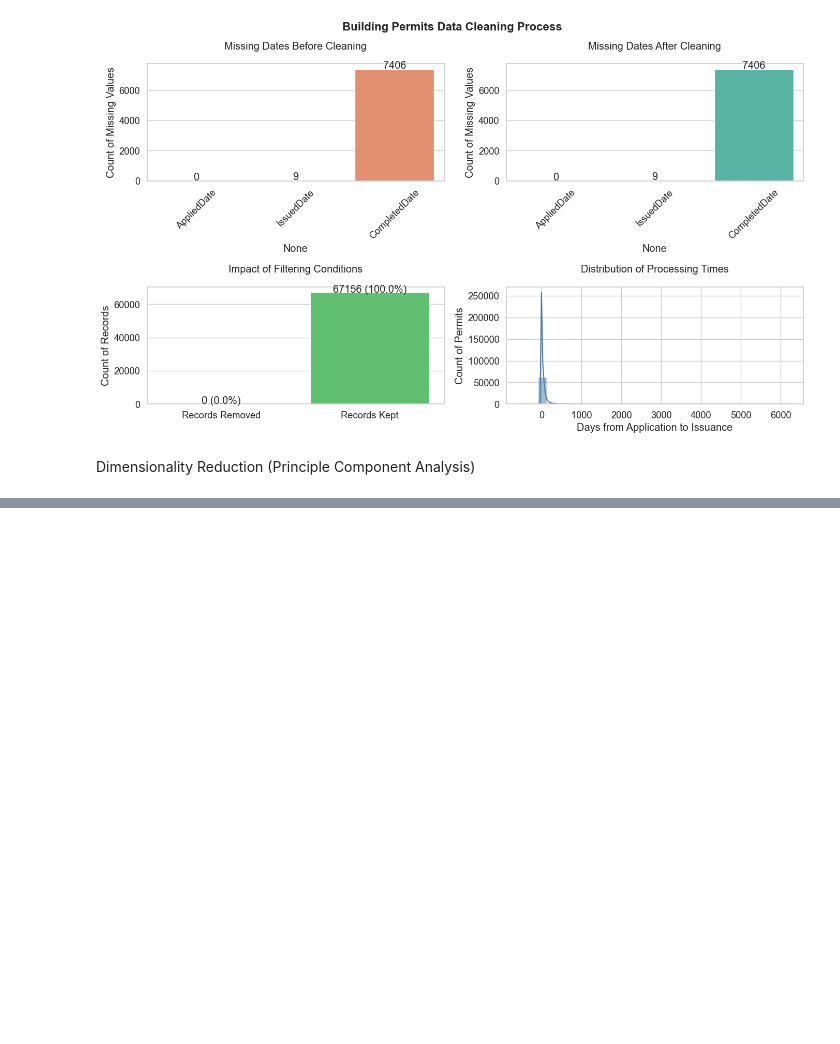
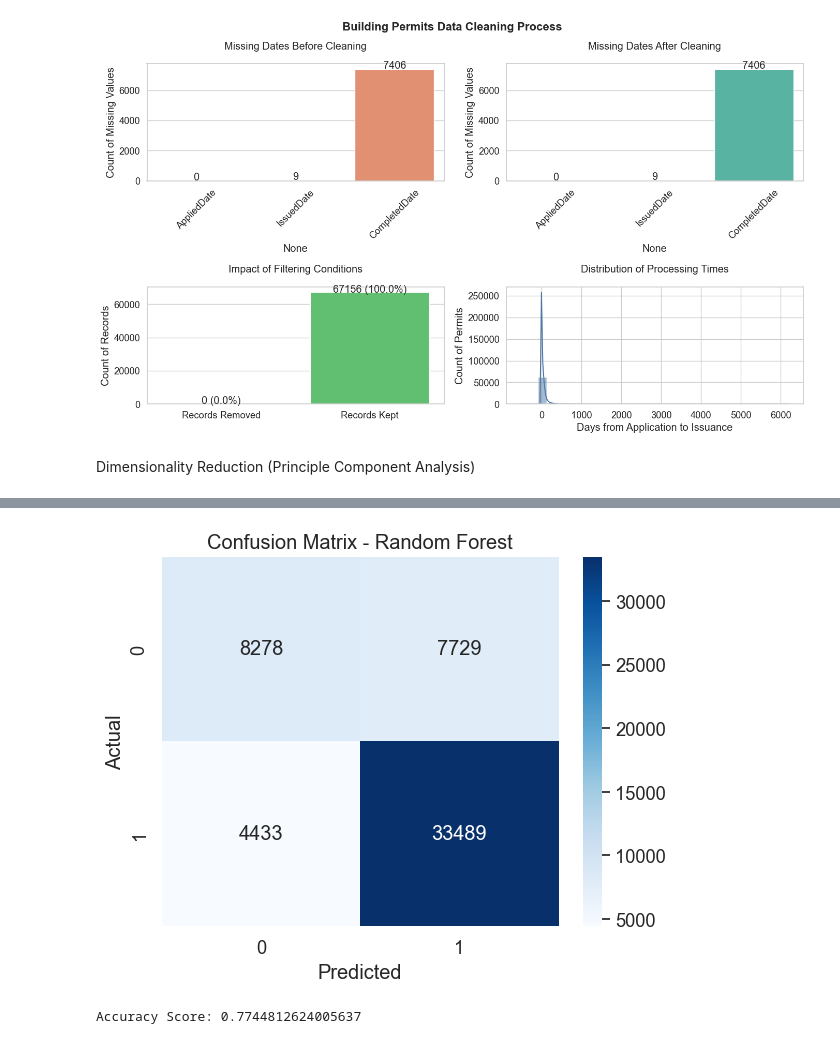
Before and after one commit to Dhairya-A-Mehra/DSBI, a Jupyter notebook: main.ipynb, the cells around one changed output, grey strips where cells are left out. Cells and saved outputs as stored; diff of their text form; code cells hidden in the pictures; blank space fills up the shorter version.

```diff
--- a/main.ipynb
+++ b/main.ipynb
@@ -965,0 +855,12 @@ plt.savefig('xgboost_roc.png', dpi=300, bbox_inches='tight')
+# %%
+sns.heatmap(confusion_matrix(y_test, y_pred_rf), annot=True, fmt='d', cmap='Blues')
+plt.title('Confusion Matrix - Random Forest')
+plt.xlabel('Predicted')
+plt.ylabel('Actual')
+plt.show()
+# %% [output]
+[figure, added]
+# %%
+print("Accuracy Score:", accuracy_score(y_test, y_pred_rf))
+# %% [output]
+Accuracy Score: 0.7744812624005637
```
Also changed, not shown: parts of 11 cells of this notebook, 3 other files.
